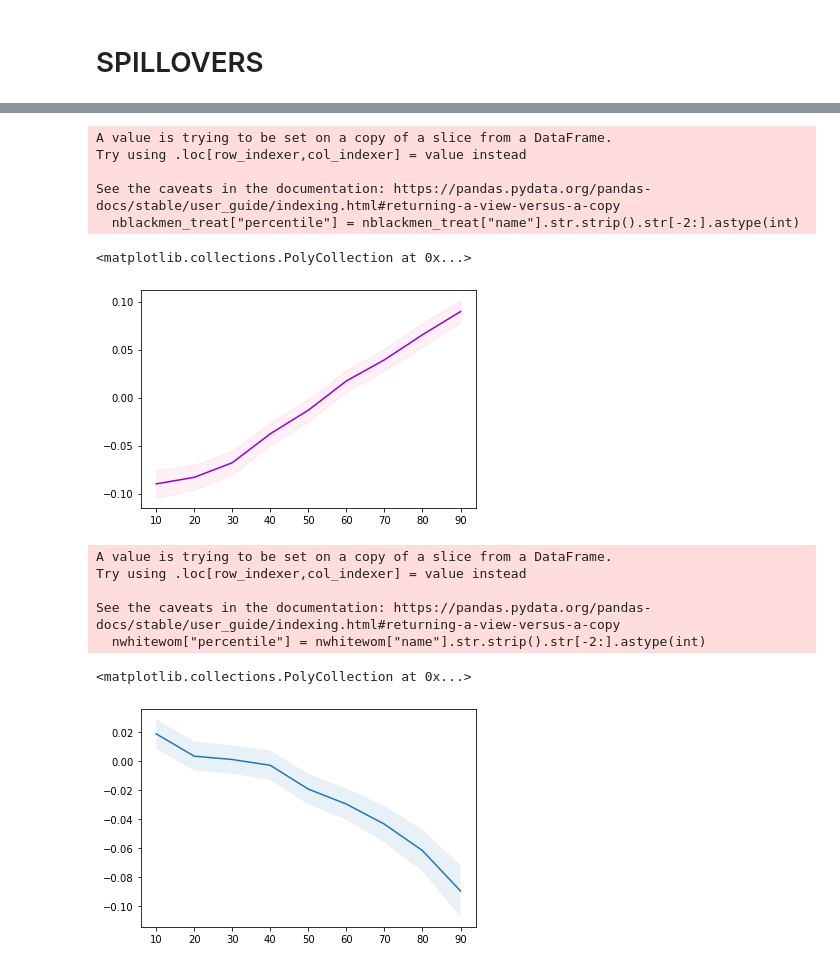
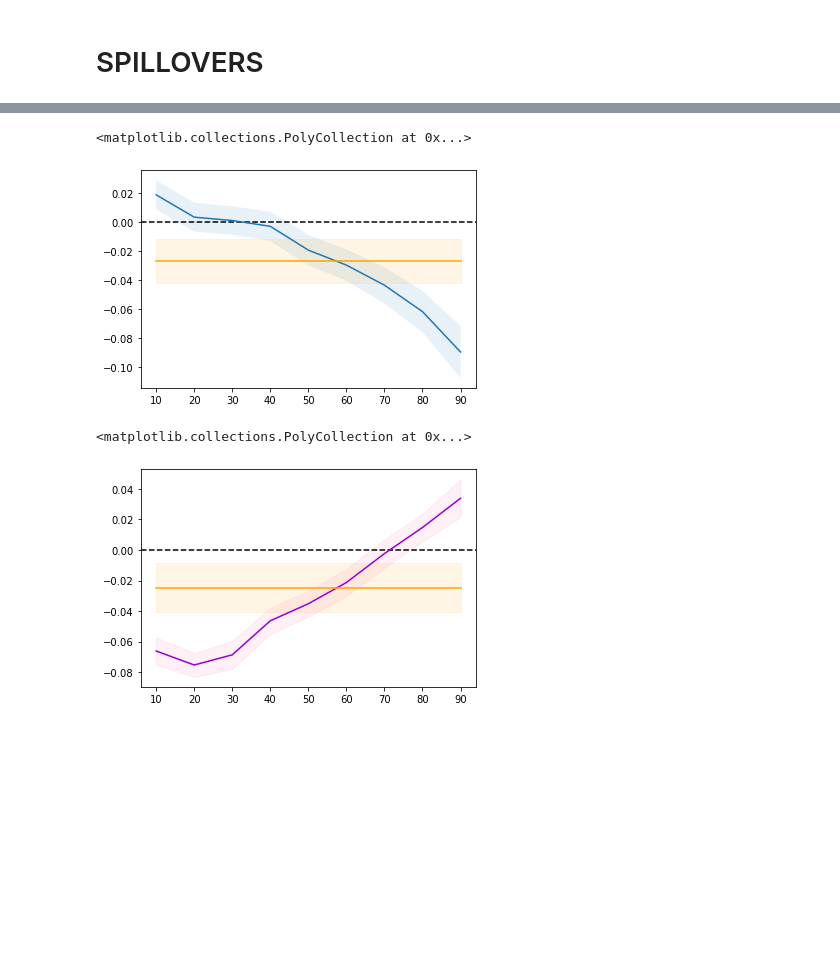
Before and after one commit to aadsouza/econ499, a Jupyter notebook: code/rifdistributionplots.ipynb, the cells around one changed output, grey strips where cells are left out. Saved outputs shown, nothing was run; the diff lists cells and outputs as text; code cells hidden in the pictures; blank space fills up the shorter version.

```diff
--- a/code/rifdistributionplots.ipynb
+++ b/code/rifdistributionplots.ipynb
@@ -162,32 +218,36 @@ See the caveats in the documentation: https://pandas.pydata.org/pandas-docs/stab
+# %%
+#Effect of treat_st on wages for all white women not covered by union along distribution
+nwhitewom = nwom[nwom.name.str.startswith("nf_treat_st")]
+nwhitewom["percentile"] = nwhitewom["name"].str.strip().str[-2:].astype(int)
+
+nwhitewom["ols"] = -.0269915
+nwhitewom["lbols"] = -.0422006
+nwhitewom["ubols"] = -.0117824
+
+fig, ax = plt.subplots()
+ax.axhline(y = 0, color = "black", linestyle ="--")
+ax.plot(nwhitewom.percentile, nwhitewom.coef)
+ax.fill_between(nwhitewom.percentile, nwhitewom.lb, nwhitewom.ub, alpha = 0.1)
+ax.plot(nwhitewom.percentile, nwhitewom.ols, color = "orange")
+ax.fill_between(nwhitewom.percentile, nwhitewom.lbols, nwhitewom.ubols, alpha = 0.1, color = "orange")
+# %% [output]
+<matplotlib.collections.PolyCollection at 0x...>
+[figure, added]
 # %%
-#Effect of treat_stblackrelwhite for all men not covered by union along distribution
-nblackmen_treat = nmen[nmen.name.str.startswith("nm_times")]
-nblackmen_treat["percentile"] = nblackmen_treat["name"].str.strip().str[-2:].astype(int)
+#Effect of treat_stblackrelwhite for all women not covered by union along distribution
+nblackwom_treat = nwom[nwom.name.str.startswith("nf_times")]
+nblackwom_treat["percentile"] = nblackwom_treat["name"].str.strip().str[-2:].astype(int)
+
+nblackwom_treat["ols"] = -.0247551
+nblackwom_treat["lbols"] = -.040823
+nblackwom_treat["ubols"] = -.0086872
 
 fig, ax = plt.subplots()
-ax.plot(nblackmen_treat.percentile, nblackmen_treat.coef, color = "darkviolet")
-ax.fill_between(nblackmen_treat.percentile, nblackmen_treat.lb, nblackmen_treat.ub, color = "hotpink", alpha = 0.1)
+ax.axhline(y = 0, color = "black", linestyle ="--")
+ax.plot(nblackwom_treat.percentile, nblackwom_treat.coef, color = "darkviolet")
+ax.fill_between(nblackwom_treat.percentile, nblackwom_treat.lb, nblackwom_treat.ub, color = "hotpink", alpha = 0.1)
+ax.plot(nblackwom_treat.percentile, nblackwom_treat.ols, color = "orange")
+ax.fill_between(nblackwom_treat.percentile, nblackwom_treat.lbols, nblackwom_treat.ubols, alpha = 0.1, color = "orange")
 # %% [output]
-A value is trying to be set on a copy of a slice from a DataFrame.
-Try using .loc[row_indexer,col_indexer] = value instead
-
-See the caveats in the documentation: https://pandas.pydata.org/pandas-docs/stable/user_guide/indexing.html#returning-a-view-versus-a-copy
-  nblackmen_treat["percentile"] = nblackmen_treat["name"].str.strip().str[-2:].astype(int)
+<matplotlib.collections.PolyCollection at 0x...>
-<matplotlib.collections.PolyCollection at 0x...>
-[figure, old version]
+[figure, new version]
-# %%
-#Effect of treat_st on wages for all white women not covered by union along distribution
-nwhitewom = nwom[nwom.name.str.startswith("nf_treat_st")]
-nwhitewom["percentile"] = nwhitewom["name"].str.strip().str[-2:].astype(int)
-
-fig, ax = plt.subplots()
-ax.plot(nwhitewom.percentile, nwhitewom.coef)
-ax.fill_between(nwhitewom.percentile, nwhitewom.lb, nwhitewom.ub, alpha = 0.1)
-# %% [output]
-A value is trying to be set on a copy of a slice from a DataFrame.
-Try using .loc[row_indexer,col_indexer] = value instead
-
-See the caveats in the documentation: https://pandas.pydata.org/pandas-docs/stable/user_guide/indexing.html#returning-a-view-versus-a-copy
-  nwhitewom["percentile"] = nwhitewom["name"].str.strip().str[-2:].astype(int)
-<matplotlib.collections.PolyCollection at 0x...>
-[figure, removed]
```
Also changed, not shown: parts of 17 cells of this notebook, 9 other files.
